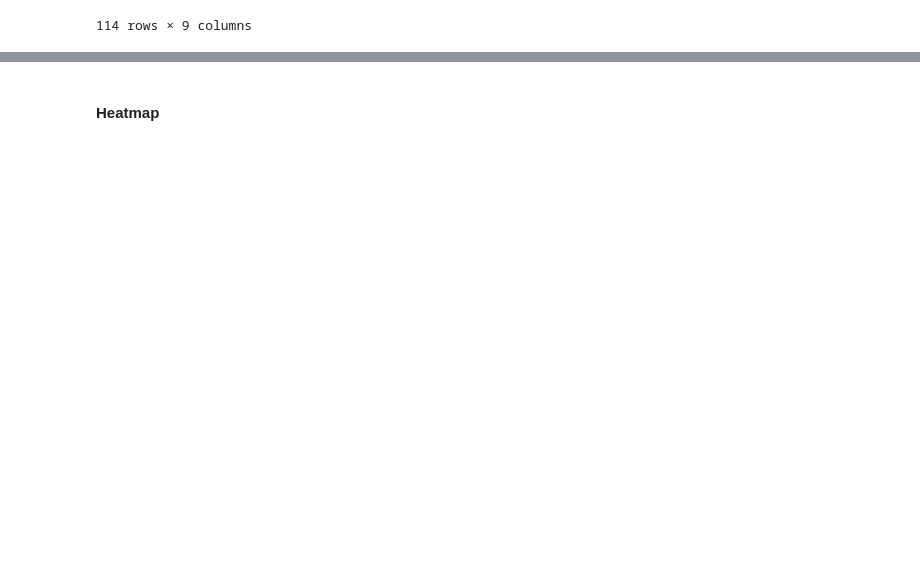
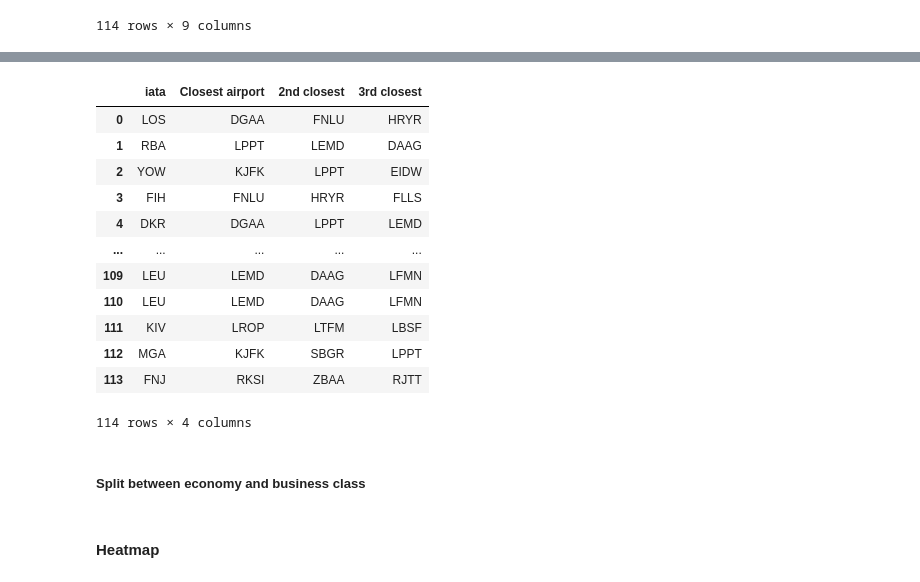
Before and after one commit to lukasschirren/COP_flight_analysis, a Jupyter notebook: cop28_delegate_list.ipynb, the cells around one changed output, grey strips where cells are left out. Cells and saved outputs as stored; diff of their text form; code cells hidden in the pictures; blank space fills up the shorter version.

```diff
--- a/cop28_delegate_list.ipynb
+++ b/cop28_delegate_list.ipynb
@@ -275,0 +285,20 @@ export.to_excel('flights_with_transit_stop.xlsx', index=False)
+# %%
+path_transit = os.getcwd() + '/data/transit_flight_stopover.csv'
+df_stopover = pd.read_csv(path_transit)
+df_stopover
+# %% [output]
+|  | iata | Closest airport | 2nd closest | 3rd closest |
+| 0 | LOS | DGAA | FNLU | HRYR |
+| 1 | RBA | LPPT | LEMD | DAAG |
+| 2 | YOW | KJFK | LPPT | EIDW |
+| 3 | FIH | FNLU | HRYR | FLLS |
+| 4 | DKR | DGAA | LPPT | LEMD |
+| ... | ... | ... | ... | ... |
+| 109 | LEU | LEMD | DAAG | LFMN |
+| 110 | LEU | LEMD | DAAG | LFMN |
+| 111 | KIV | LROP | LTFM | LBSF |
+| 112 | MGA | KJFK | SBGR | LPPT |
+| 113 | FNJ | RKSI | ZBAA | RJTT |
+114 rows × 4 columns
+# %% [markdown]
+##### Split between economy and business class
```
Also changed, not shown: parts of 13 cells of this notebook, 5 other files.
